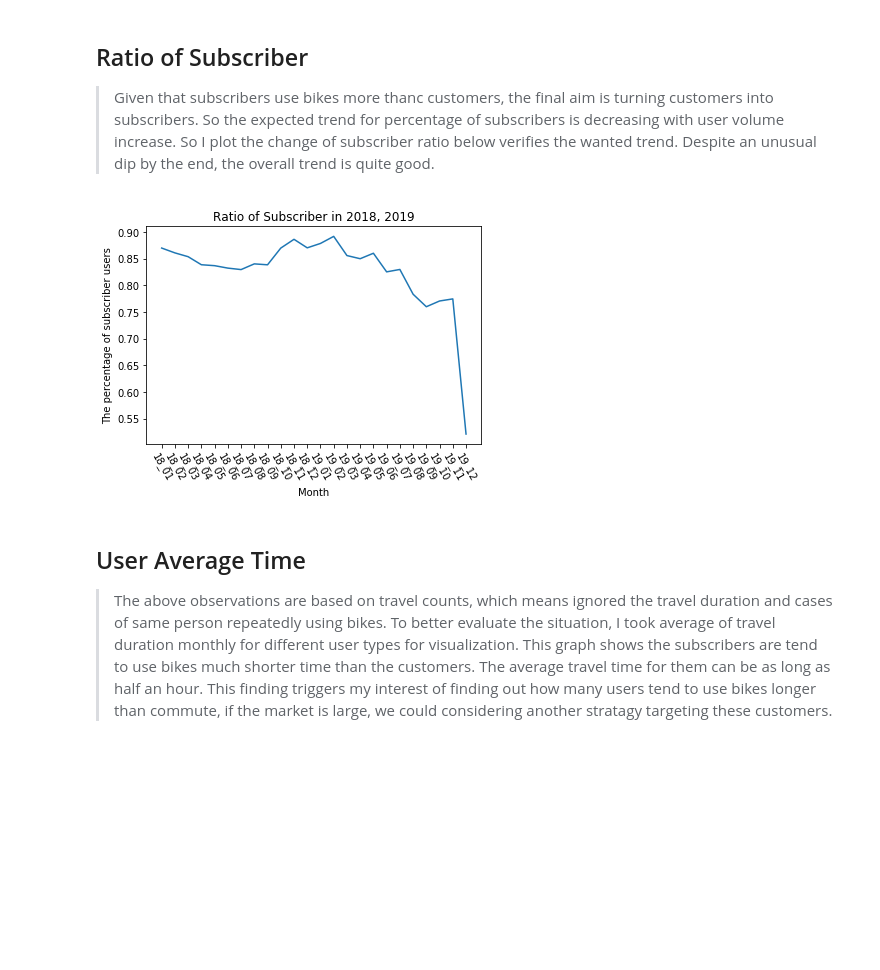
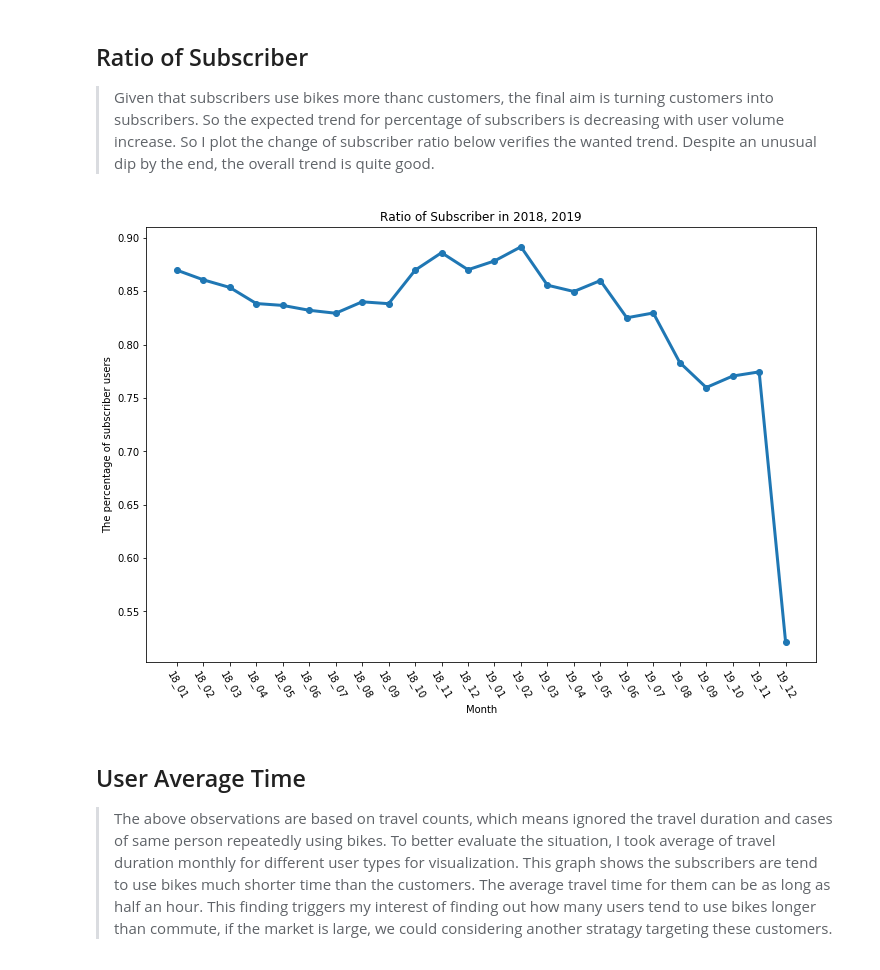
Before and after one commit to Hiiiua/Udacity_DA, a Jupyter notebook: Project Template/slide_deck_fordgobike.ipynb, the cells around one changed output. Drawn from its saved outputs; the diff is of its cells as text; code cells hidden in the pictures; blank space fills up the shorter version.

```diff
--- a/Project Template/slide_deck_fordgobike.ipynb
+++ b/Project Template/slide_deck_fordgobike.ipynb
@@ -102,26 +104,26 @@ plt.title('Usage counts for different user types 2019 ');
 # %%
 sub_count_18 = fordgobike_18[fordgobike_18['user_type']=='Subscriber'].groupby(by='month').size()
 all_count_18 = fordgobike_18.groupby(by='month').size()
 sub_count_19 = fordgobike_19[fordgobike_19['user_type']=='Subscriber'].groupby(by='month').size()
 all_count_19 = fordgobike_19.groupby(by='month').size()
 
 sub_count_18.index = ['18_'+idx for idx in sub_count_18.index]
 sub_count_19.index = ['19_'+idx for idx in sub_count_19.index]
 
 all_count_18.index = sub_count_18.index
 all_count_19.index = sub_count_19.index
 
 sub_count = pd.concat([sub_count_18, sub_count_19], axis=0)
 all_count = pd.concat([all_count_18, all_count_19], axis=0)
 
-
-plt.plot(sub_count/all_count);
+plt.figure(figsize=(12,8))
+plt.plot(sub_count/all_count, lw=3, marker='o');
 plt.xticks(rotation=300);
 plt.xlabel('Month');
 plt.ylabel('The percentage of subscriber users');
 plt.title('Ratio of Subscriber in 2018, 2019');
 # %% [output]
-[figure, old version]
+[figure, new version]
 # %% [markdown]
 ## User Average Time
 >The above observations are based on travel counts, which means ignored the travel duration and cases of same person repeatedly using bikes. To better evaluate the situation, I took average of travel duration monthly for different user types for visualization. This graph shows the subscribers are tend to use bikes much shorter time than the customers. The average travel time for them can be as long as half an hour. This finding triggers my interest of finding out how many users tend to use bikes longer than commute, if the market is large, we could considering another stratagy targeting these customers.
```
Also changed, not shown: parts of 4 cells of this notebook, 1 other file.
